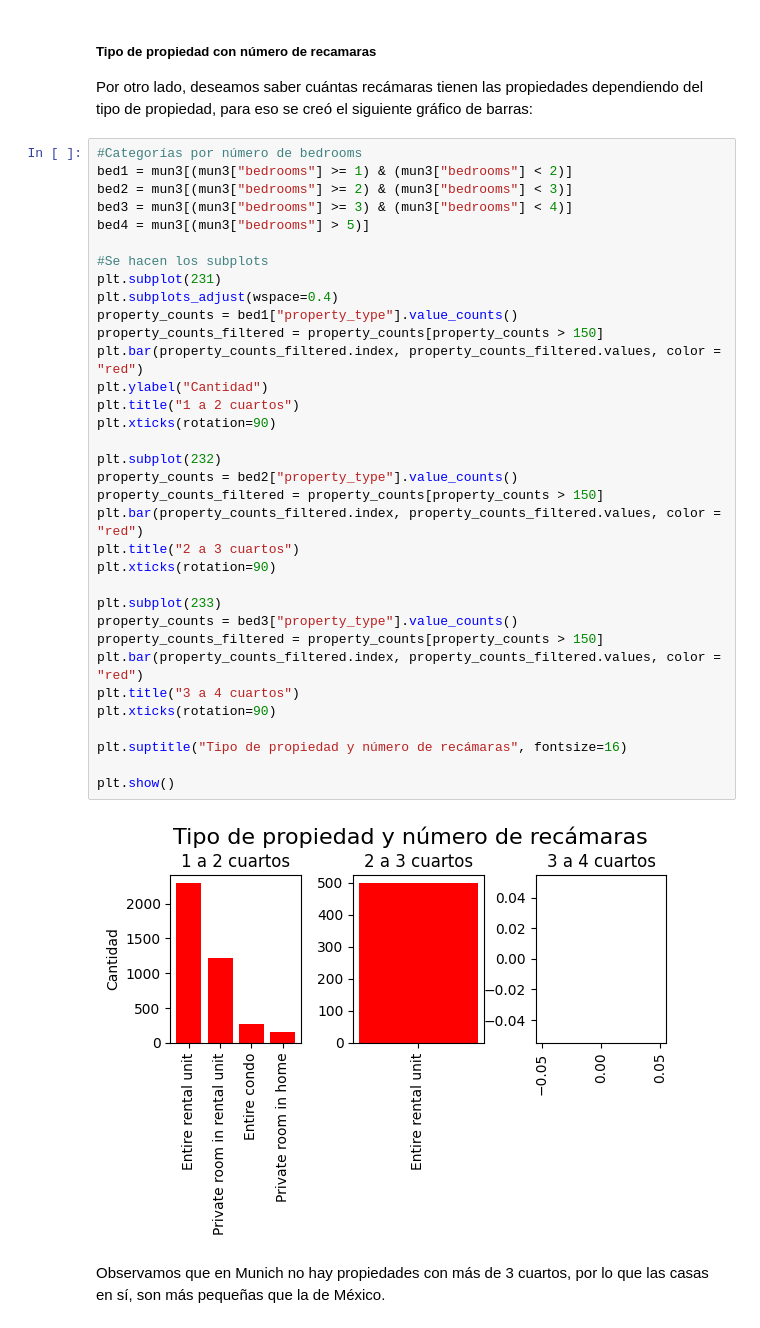
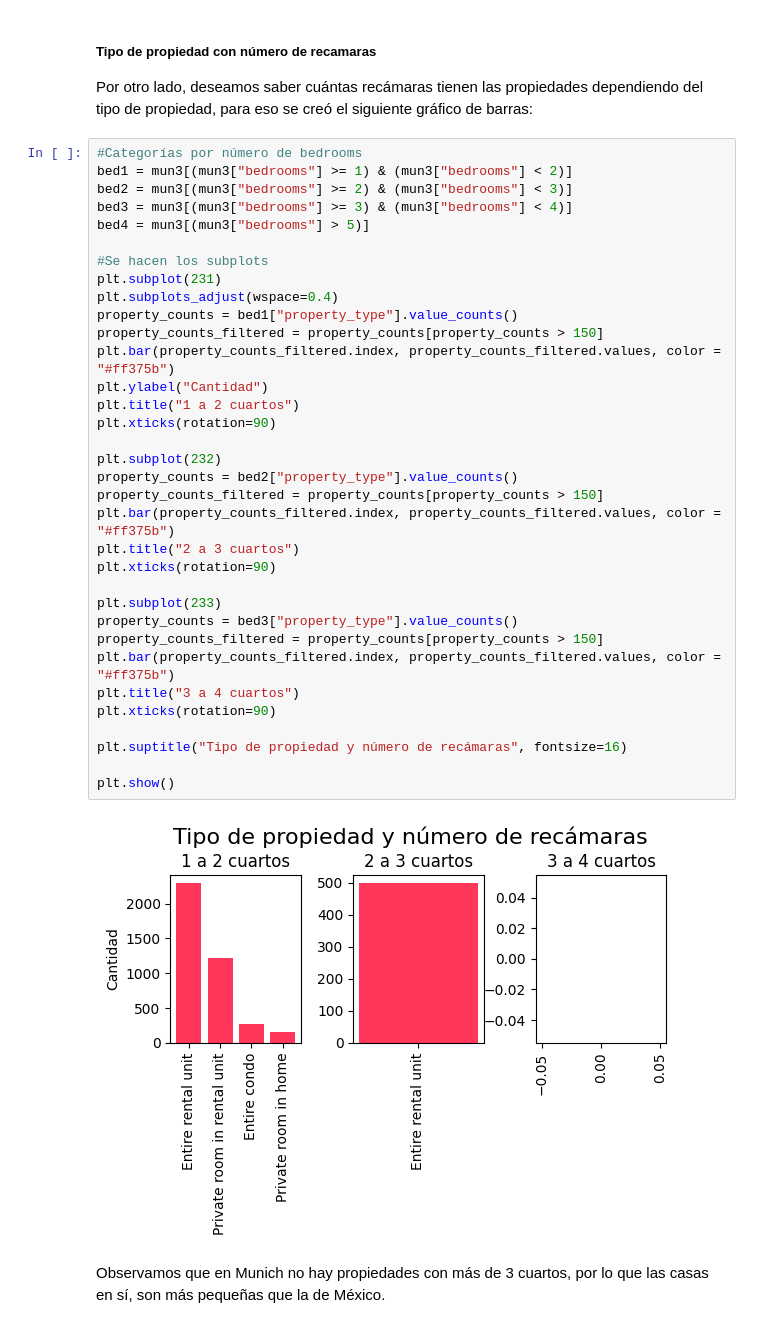
Before and after one commit to MarianaMr06/Actividad_Final, a Jupyter notebook: Actividad_6_Reto_Final.ipynb, the cells around one changed output. Saved outputs shown, nothing was run; the diff lists cells and outputs as text.

```diff
--- a/Actividad_6_Reto_Final.ipynb
+++ b/Actividad_6_Reto_Final.ipynb
@@ -700,37 +705,37 @@ Por otro lado, deseamos saber cuántas recámaras tienen las propiedades dependi
 bed1 = mun3[(mun3["bedrooms"] >= 1) & (mun3["bedrooms"] < 2)]
 bed2 = mun3[(mun3["bedrooms"] >= 2) & (mun3["bedrooms"] < 3)]
 bed3 = mun3[(mun3["bedrooms"] >= 3) & (mun3["bedrooms"] < 4)]
 bed4 = mun3[(mun3["bedrooms"] > 5)]
 
 #Se hacen los subplots
 plt.subplot(231)
 plt.subplots_adjust(wspace=0.4)
 property_counts = bed1["property_type"].value_counts()
 property_counts_filtered = property_counts[property_counts > 150]
-plt.bar(property_counts_filtered.index, property_counts_filtered.values, color = "red")
+plt.bar(property_counts_filtered.index, property_counts_filtered.values, color = "#ff375b")
 plt.ylabel("Cantidad")
 plt.title("1 a 2 cuartos")
 plt.xticks(rotation=90)
 
 plt.subplot(232)
 property_counts = bed2["property_type"].value_counts()
 property_counts_filtered = property_counts[property_counts > 150]
-plt.bar(property_counts_filtered.index, property_counts_filtered.values, color = "red")
+plt.bar(property_counts_filtered.index, property_counts_filtered.values, color = "#ff375b")
 plt.title("2 a 3 cuartos")
 plt.xticks(rotation=90)
 
 plt.subplot(233)
 property_counts = bed3["property_type"].value_counts()
 property_counts_filtered = property_counts[property_counts > 150]
-plt.bar(property_counts_filtered.index, property_counts_filtered.values, color = "red")
+plt.bar(property_counts_filtered.index, property_counts_filtered.values, color = "#ff375b")
 plt.title("3 a 4 cuartos")
 plt.xticks(rotation=90)
 
 plt.suptitle("Tipo de propiedad y número de recámaras", fontsize=16)
 
 plt.show()
 # %% [output]
-[figure, old version]
+[figure, new version]
 # %% [markdown]
 Observamos que en Munich no hay propiedades con más de 3 cuartos, por lo que las casas en sí, son más pequeñas que la de México.
 # %% [markdown]
```
Also changed, not shown: parts of 4 cells of this notebook, 1 other file.
